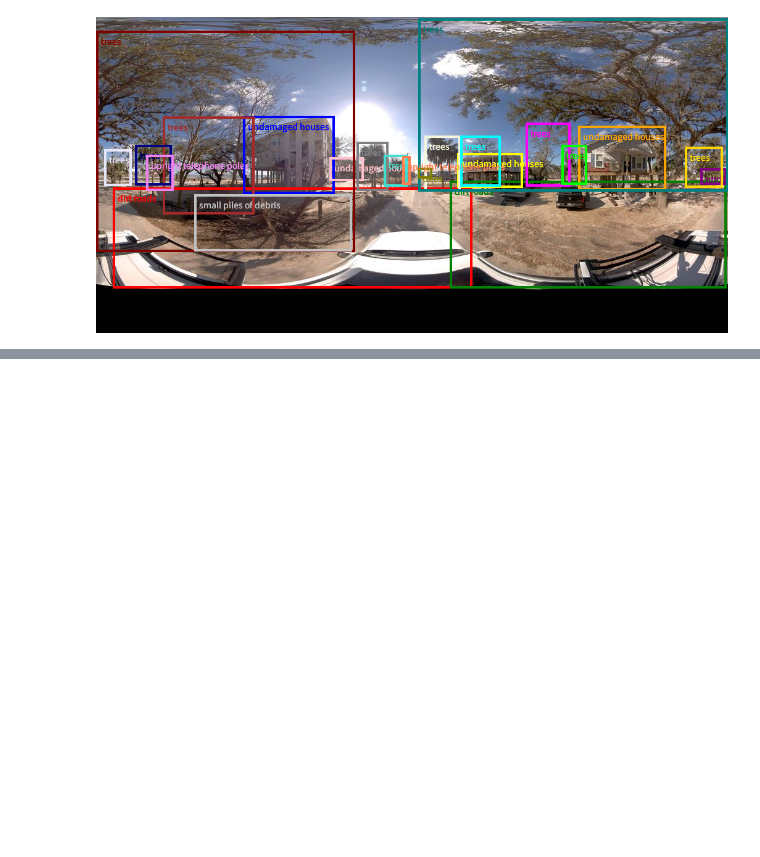
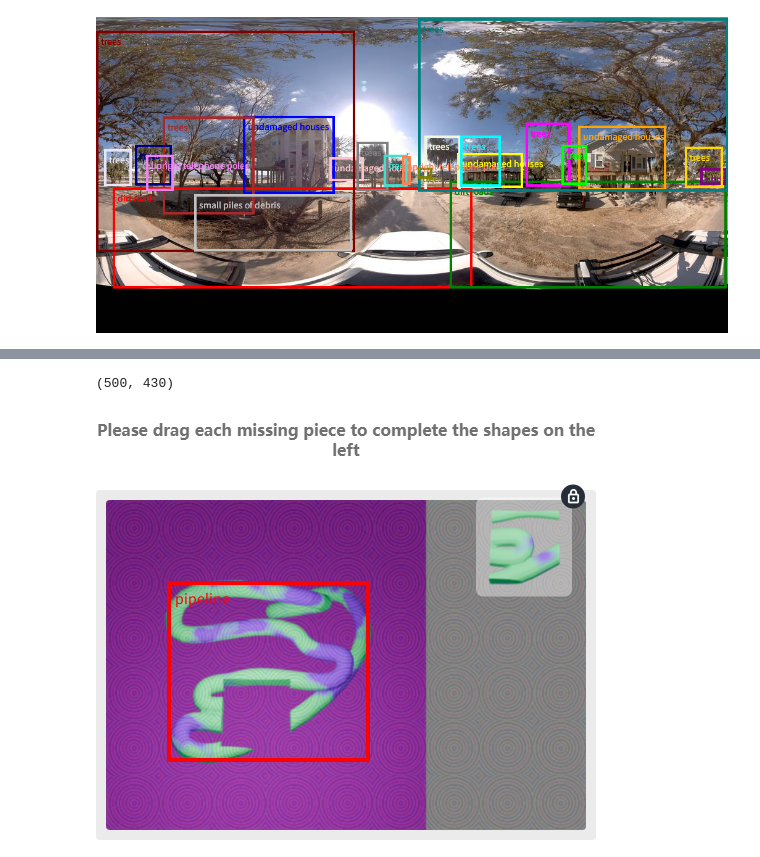
Before and after one commit to QIN2DIM/hcaptcha-challenger, a Jupyter notebook: docs/zero_shot_object_detection.ipynb, the cells around one changed output, grey strips where cells are left out. Saved outputs shown, nothing was run; the diff lists cells and outputs as text; code cells hidden in the pictures; blank space fills up the shorter version.

```diff
--- a/docs/zero_shot_object_detection.ipynb
+++ b/docs/zero_shot_object_detection.ipynb
@@ -192,3 +270,32 @@ plot_bounding_boxes(im, response.text)
 im
 # %% [output]
 [figure]
+# %%
+from PIL import Image
+from io import BytesIO
+from pathlib import Path
+
+output_dir = Path("assets/2d_spatial_understanding")
+
+image = output_dir.joinpath("20250413144139486858_0_challenge_view.png")
+
+
+prompt_l1 = """
+Detect the 2d bounding bx of the pipeline.
+"""
+
+# Load and resize image
+im_raw = Image.open(BytesIO(open(image, "rb").read()))
+im_raw.thumbnail([1024, 1024], Image.Resampling.LANCZOS)
+
+# Run model to find bounding boxes
+response = client.models.generate_content(
+    model="gemini-2.5-pro-preview-03-25",
+    contents=[prompt_l1, im_raw],
+    config=types.GenerateContentConfig(
+        temperature=0,
+        response_mime_type="application/json",
+    )
+)
+
+JSON(json.loads(response.text))
@@ -194,0 +304,6 @@ im
+# %%
+plot_bounding_boxes(im_raw, response.text)
+im_raw
+# %% [output]
+(500, 430)
+[figure, added]
```
Also changed, not shown: parts of 7 cells of this notebook, 4 other files.
